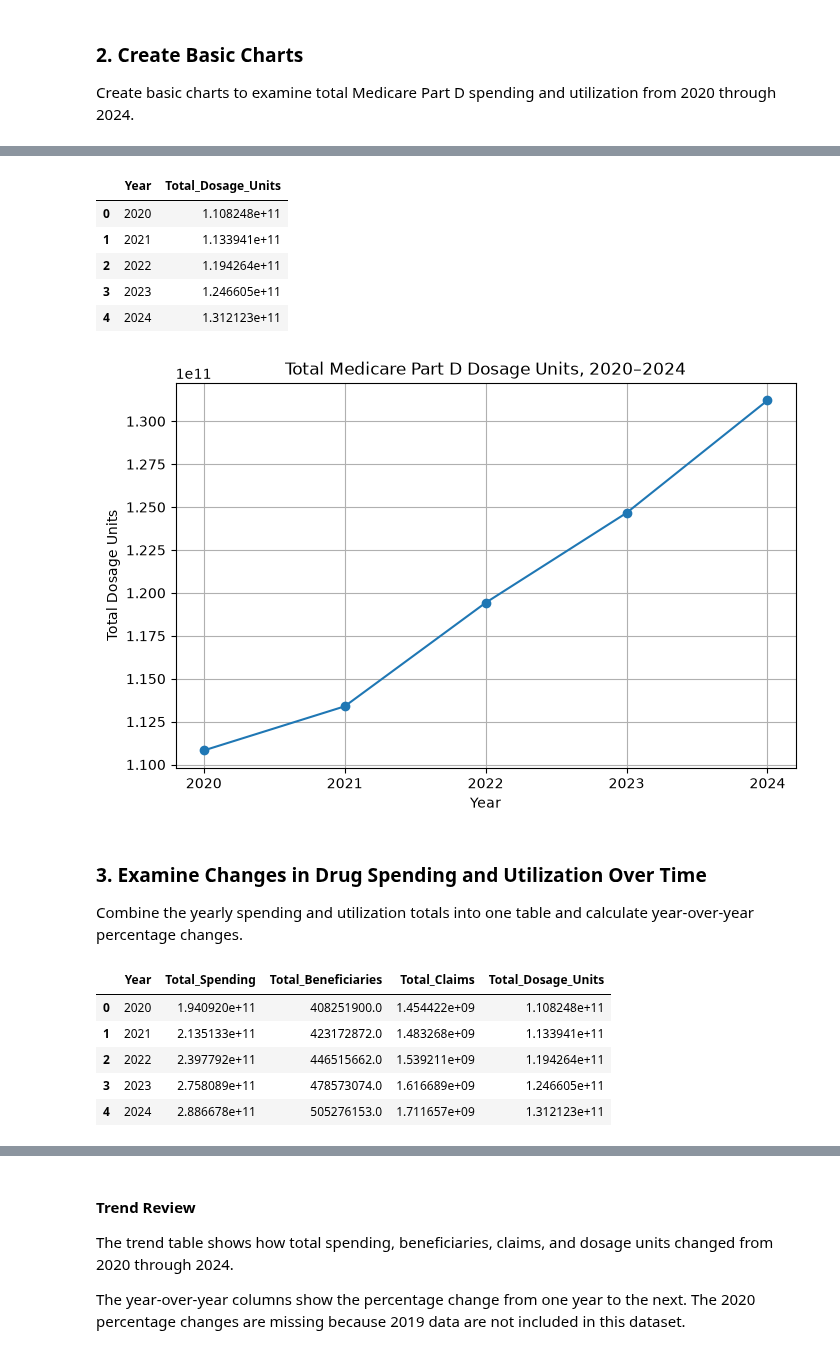
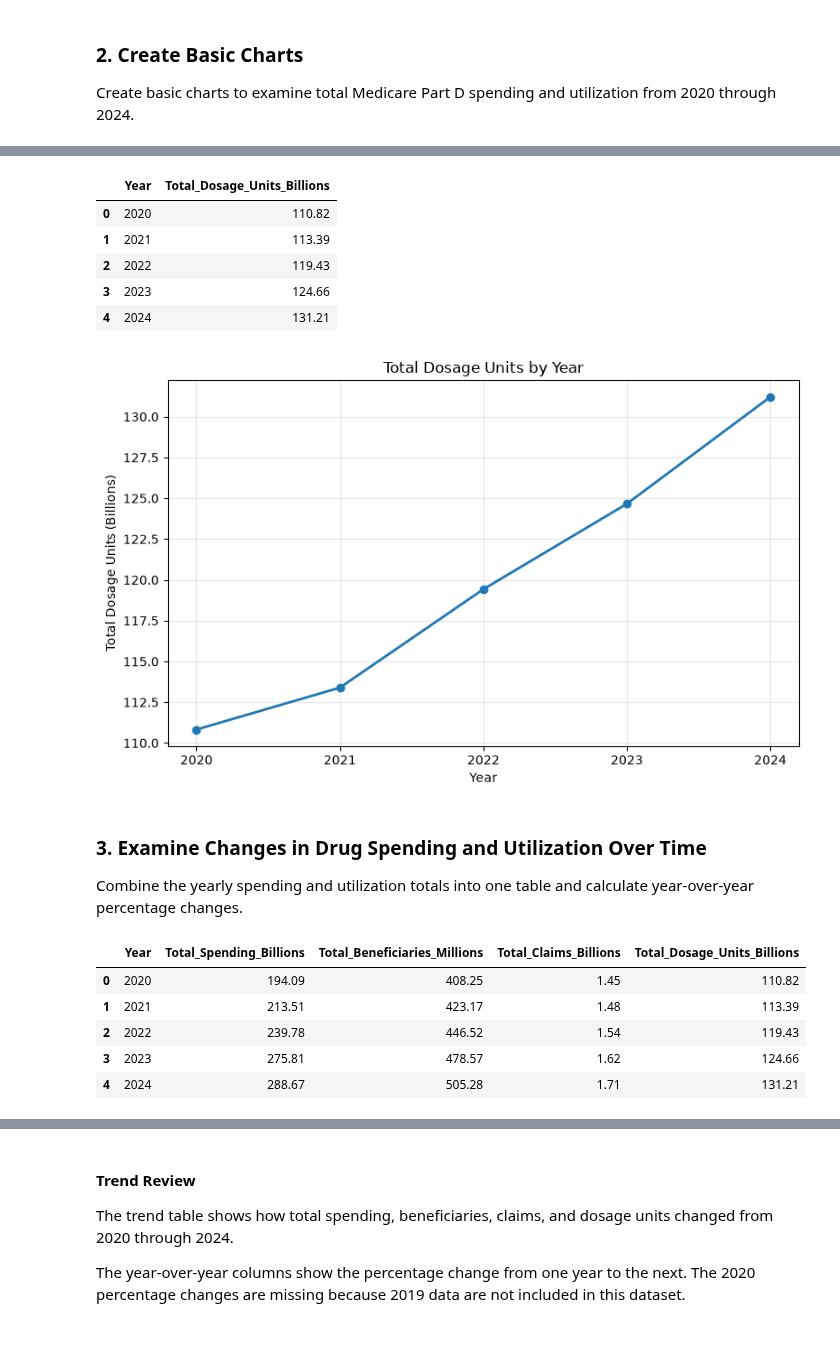
Before and after one commit to adrianakopf/DataScienceIU_INFO-I-492, a Jupyter notebook: MedicarePartD.ipynb, the cells around one changed output, grey strips where cells are left out. Saved outputs shown, nothing was run; the diff lists cells and outputs as text; code cells hidden in the pictures.

```diff
--- a/MedicarePartD.ipynb
+++ b/MedicarePartD.ipynb
@@ -864,59 +875,71 @@ total_dosage_units = [
     for year in years
 ]
 
+# Convert dosage units to billions
 dosage_units_by_year = pd.DataFrame({
     "Year": years,
-    "Total_Dosage_Units": total_dosage_units
+    "Total_Dosage_Units_Billions": [
+        x / 1_000_000_000 for x in total_dosage_units
+    ]
 })
 
-dosage_units_by_year
+dosage_units_by_year.round(2)
 # %% [output]
-|  | Year | Total_Dosage_Units |
-| 0 | 2020 | 1.108248e+11 |
-| 1 | 2021 | 1.133941e+11 |
-| 2 | 2022 | 1.194264e+11 |
-| 3 | 2023 | 1.246605e+11 |
-| 4 | 2024 | 1.312123e+11 |
+|  | Year | Total_Dosage_Units_Billions |
+| 0 | 2020 | 110.82 |
+| 1 | 2021 | 113.39 |
+| 2 | 2022 | 119.43 |
+| 3 | 2023 | 124.66 |
+| 4 | 2024 | 131.21 |
 # %%
-# Plot total dosage units by year
-
 plt.figure(figsize=(8, 5))
 
 plt.plot(
     dosage_units_by_year["Year"],
-    dosage_units_by_year["Total_Dosage_Units"],
-    marker="o"
+    dosage_units_by_year["Total_Dosage_Units_Billions"],
+    marker="o",
+    linewidth=2
 )
 
-plt.title("Total Medicare Part D Dosage Units, 2020–2024")
+plt.title("Total Dosage Units by Year")
 plt.xlabel("Year")
-plt.ylabel("Total Dosage Units")
-plt.xticks(years)
-plt.grid(True)
+plt.ylabel("Total Dosage Units (Billions)")
 
+plt.xticks(dosage_units_by_year["Year"])
+plt.grid(alpha=0.3)
+
+plt.tight_layout()
 plt.show()
 # %% [output]
-[figure, old version]
+[figure, new version]
 # %% [markdown]
 ### 3. Examine Changes in Drug Spending and Utilization Over Time
 
 Combine the yearly spending and utilization totals into one table and calculate year-over-year percentage changes.
 # %%
-# Create a yearly trend summary
+# Create a yearly trend summary with readable units
 
 trend_summary = pd.DataFrame({
     "Year": years,
-    "Total_Spending": total_spending,
-    "Total_Beneficiaries": total_beneficiaries,
-    "Total_Claims": total_claims,
-    "Total_Dosage_Units": total_dosage_units
+    "Total_Spending_Billions": [
+        x / 1_000_000_000 for x in total_spending
+    ],
+    "Total_Beneficiaries_Millions": [
+        x / 1_000_000 for x in total_beneficiaries
+    ],
+    "Total_Claims_Billions": [
+        x / 1_000_000_000 for x in total_claims
+    ],
+    "Total_Dosage_Units_Billions": [
+        x / 1_000_000_000 for x in total_dosage_units
+    ]
 })
 
-trend_summary
+trend_summary.round(2)
 # %% [output]
-|  | Year | Total_Spending | Total_Beneficiaries | Total_Claims | Total_Dosage_Units |
-| 0 | 2020 | 1.940920e+11 | 408251900.0 | 1.454422e+09 | 1.108248e+11 |
-| 1 | 2021 | 2.135133e+11 | 423172872.0 | 1.483268e+09 | 1.133941e+11 |
-| 2 | 2022 | 2.397792e+11 | 446515662.0 | 1.539211e+09 | 1.194264e+11 |
-| 3 | 2023 | 2.758089e+11 | 478573074.0 | 1.616689e+09 | 1.246605e+11 |
-| 4 | 2024 | 2.886678e+11 | 505276153.0 | 1.711657e+09 | 1.312123e+11 |
+|  | Year | Total_Spending_Billions | Total_Beneficiaries_Millions | Total_Claims_Billions | Total_Dosage_Units_Billions |
+| 0 | 2020 | 194.09 | 408.25 | 1.45 | 110.82 |
+| 1 | 2021 | 213.51 | 423.17 | 1.48 | 113.39 |
+| 2 | 2022 | 239.78 | 446.52 | 1.54 | 119.43 |
+| 3 | 2023 | 275.81 | 478.57 | 1.62 | 124.66 |
+| 4 | 2024 | 288.67 | 505.28 | 1.71 | 131.21 |
```
Also changed, not shown: parts of 25 cells of this notebook.
